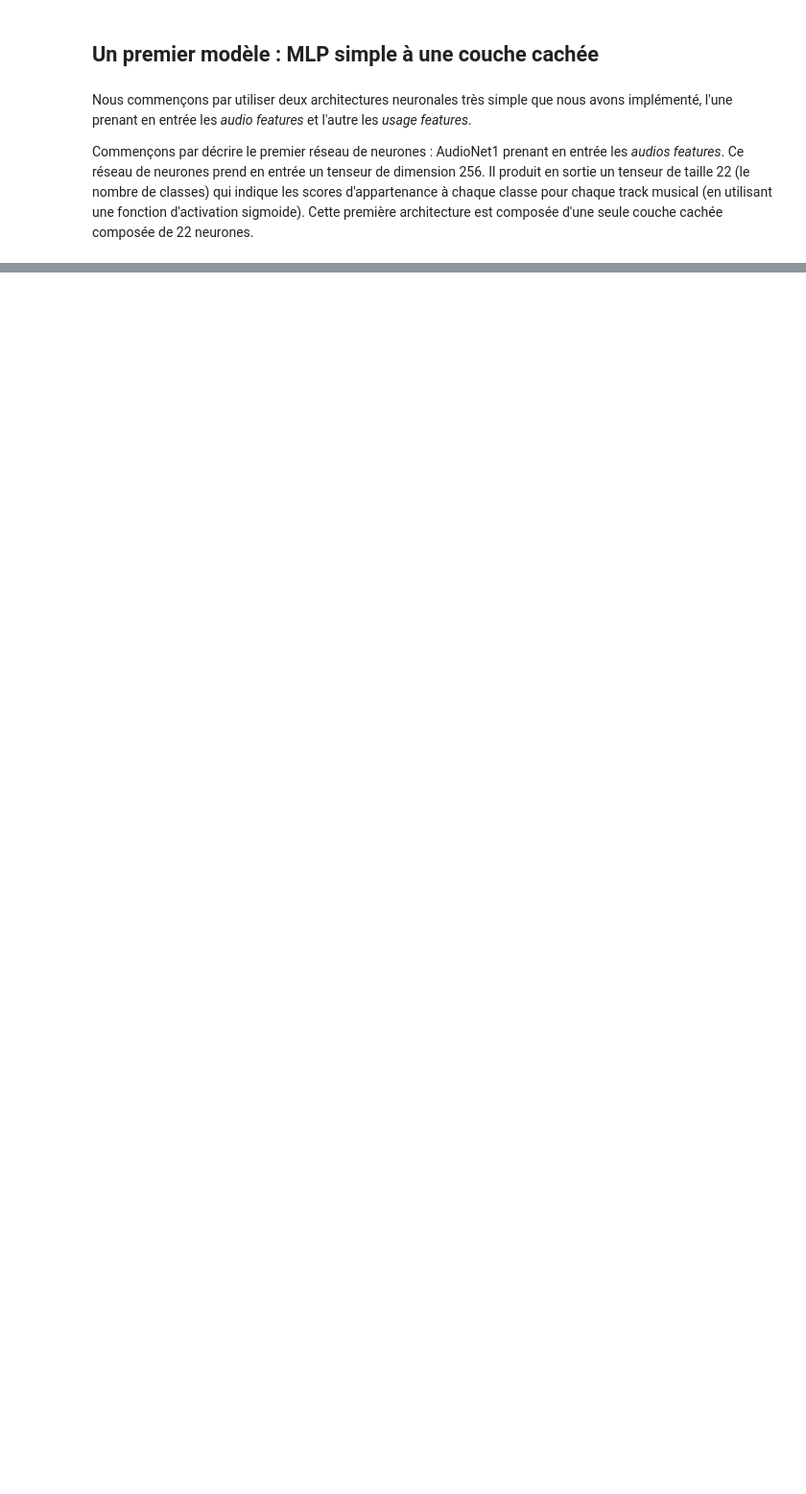
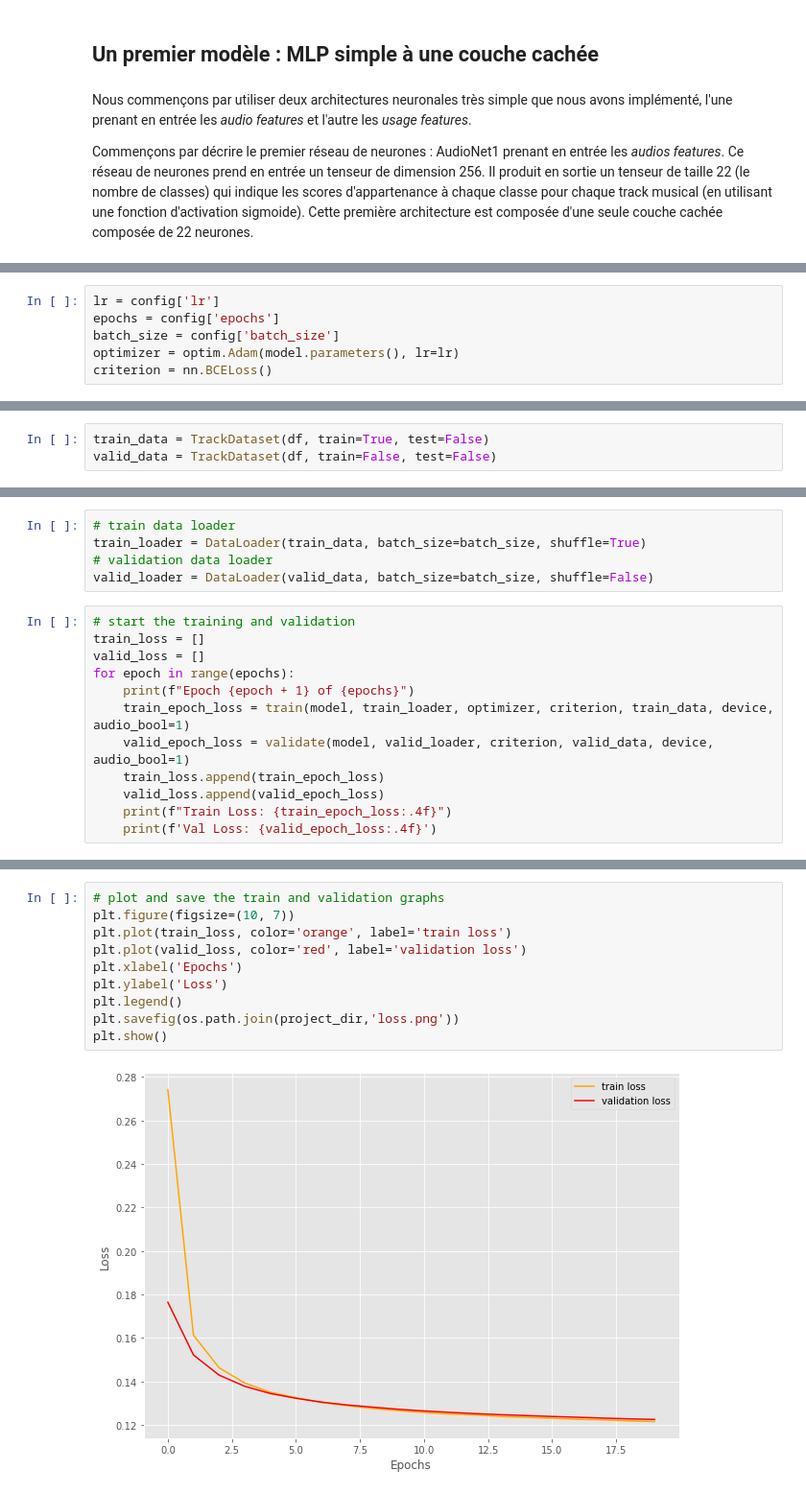
Before and after one commit to taminemelissa/multi-label-classification, a Jupyter notebook: notebooks/neural_network.ipynb, the cells around one changed output, grey strips where cells are left out. Shown: that part at 96% size. Drawn from its saved outputs; the diff is of its cells as text; blank space fills up the shorter version.

Commit message:
test nn

```diff
--- a/notebooks/neural_network.ipynb
+++ b/notebooks/neural_network.ipynb
@@ -34,0 +63,6 @@ Commençons par décrire le premier réseau de neurones : AudioNet1 prenant en e
+# %%
+lr = config['lr']
+epochs = config['epochs']
+batch_size = config['batch_size']
+optimizer = optim.Adam(model.parameters(), lr=lr)
+criterion = nn.BCELoss()
@@ -34,0 +71,3 @@ Commençons par décrire le premier réseau de neurones : AudioNet1 prenant en e
+# %%
+train_data = TrackDataset(df, train=True, test=False)
+valid_data = TrackDataset(df, train=False, test=False)
@@ -34,0 +77,17 @@ Commençons par décrire le premier réseau de neurones : AudioNet1 prenant en e
+# %%
+# train data loader
+train_loader = DataLoader(train_data, batch_size=batch_size, shuffle=True)
+# validation data loader
+valid_loader = DataLoader(valid_data, batch_size=batch_size, shuffle=False)
+# %%
+# start the training and validation
+train_loss = []
+valid_loss = []
+for epoch in range(epochs):
+    print(f"Epoch {epoch + 1} of {epochs}")
+    train_epoch_loss = train(model, train_loader, optimizer, criterion, train_data, device, audio_bool=1)
+    valid_epoch_loss = validate(model, valid_loader, criterion, valid_data, device, audio_bool=1)
+    train_loss.append(train_epoch_loss)
+    valid_loss.append(valid_epoch_loss)
+    print(f"Train Loss: {train_epoch_loss:.4f}")
+    print(f'Val Loss: {valid_epoch_loss:.4f}')
@@ -34,0 +130,12 @@ Commençons par décrire le premier réseau de neurones : AudioNet1 prenant en e
+# %%
+# plot and save the train and validation graphs
+plt.figure(figsize=(10, 7))
+plt.plot(train_loss, color='orange', label='train loss')
+plt.plot(valid_loss, color='red', label='validation loss')
+plt.xlabel('Epochs')
+plt.ylabel('Loss')
+plt.legend()
+plt.savefig(os.path.join(project_dir,'loss.png'))
+plt.show()
+# %% [output]
+[figure, added]
```
Also changed, not shown: parts of 17 cells of this notebook, 4 other files.
